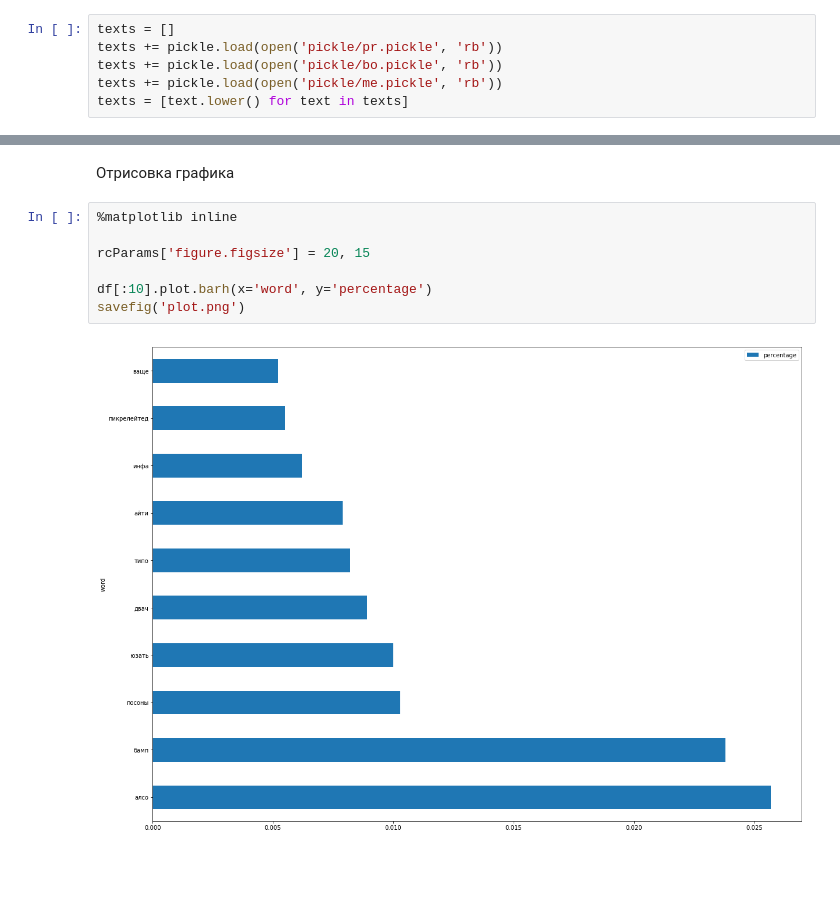
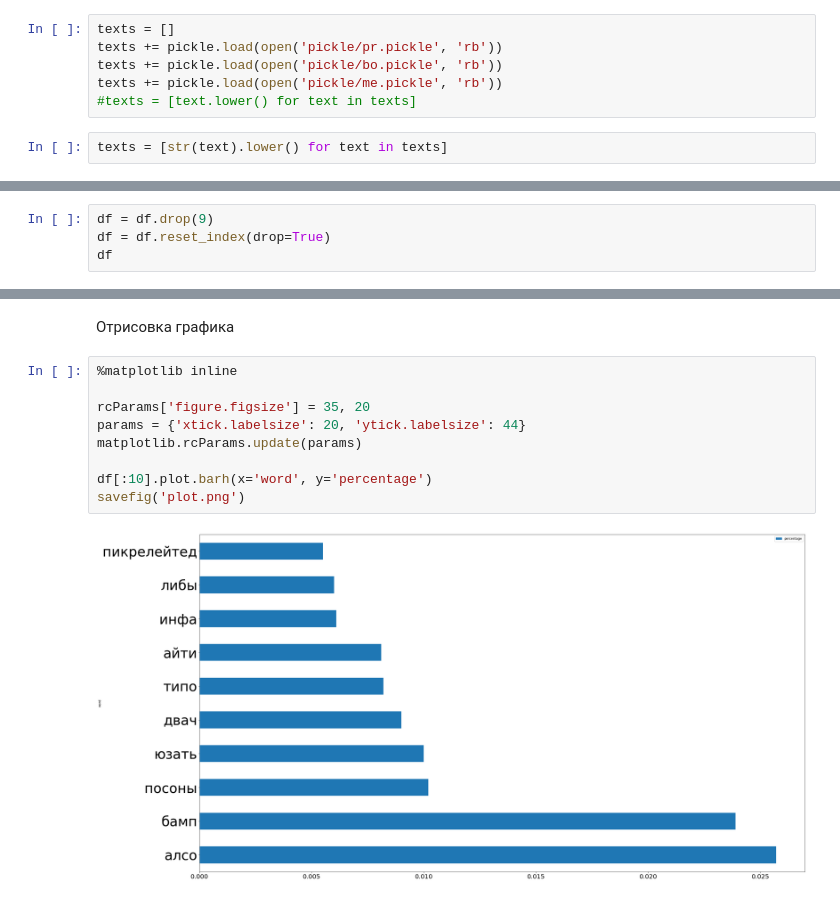
Before and after one commit to bakarov/2ch2vec, a Jupyter notebook: 2ch_model.ipynb, the cells around one changed output, grey strips where cells are left out. Cells and saved outputs as stored; diff of their text form; blank space fills up the shorter version.

```diff
--- a/2ch_model.ipynb
+++ b/2ch_model.ipynb
@@ -163,4 +163,6 @@ texts = []
 texts += pickle.load(open('pickle/pr.pickle', 'rb'))
 texts += pickle.load(open('pickle/bo.pickle', 'rb'))
 texts += pickle.load(open('pickle/me.pickle', 'rb'))
-texts = [text.lower() for text in texts]
+#texts = [text.lower() for text in texts]
+# %%
+texts = [str(text).lower() for text in texts]
@@ -213,0 +200,4 @@ df
+# %%
+df = df.drop(9)
+df = df.reset_index(drop=True)
+df
@@ -216,9 +225,11 @@ df
 # %%
 %matplotlib inline
 
-rcParams['figure.figsize'] = 20, 15
+rcParams['figure.figsize'] = 35, 20
+params = {'xtick.labelsize': 20, 'ytick.labelsize': 44}
+matplotlib.rcParams.update(params)
 
 df[:10].plot.barh(x='word', y='percentage')
 savefig('plot.png')
 # %% [output]
-[figure, old version]
+[figure, new version]
```
Also changed, not shown: parts of 4 cells of this notebook.
